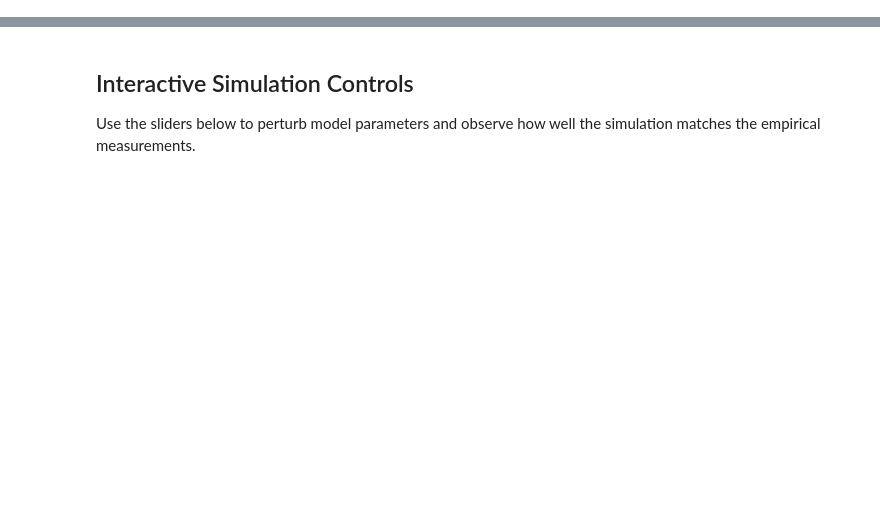
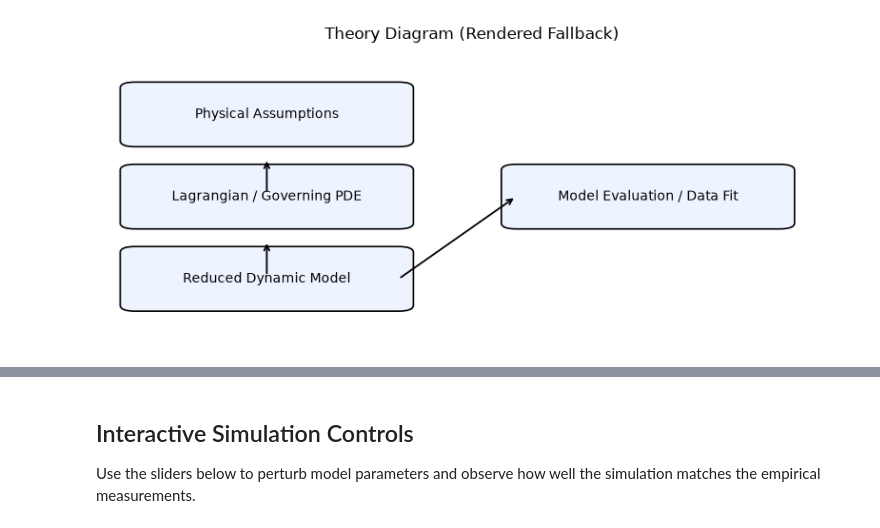
Before and after one commit to mikdunn/hamiltonian_and_lagrangian_sims_and_fun, a Jupyter notebook: projects/16_molecular_waves/16_molecular_waves_equations_and_derivation.ipynb, the cells around one changed output, grey strips where cells are left out. Drawn from its saved outputs; the diff is of its cells as text; code cells hidden in the pictures; blank space fills up the shorter version.

```diff
--- a/projects/16_molecular_waves/16_molecular_waves_equations_and_derivation.ipynb
+++ b/projects/16_molecular_waves/16_molecular_waves_equations_and_derivation.ipynb
@@ -3 +46,26 @@
+# %%
+# Theory diagram renderer (always visible in notebooks, independent of Mermaid support).
+import matplotlib.pyplot as plt
+from matplotlib.patches import FancyBboxPatch
+
+fig, ax = plt.subplots(figsize=(8, 3.6))
+ax.axis('off')
+blocks = [
+    (0.04, 0.68, 'Physical Assumptions'),
+    (0.04, 0.40, 'Lagrangian / Governing PDE'),
+    (0.04, 0.12, 'Reduced Dynamic Model'),
+    (0.56, 0.40, 'Model Evaluation / Data Fit'),
+]
+for x0, y0, label in blocks:
+    patch = FancyBboxPatch((x0, y0), 0.36, 0.18, boxstyle='round,pad=0.02', linewidth=1.2, facecolor='#eef4ff')
+    ax.add_patch(patch)
+    ax.text(x0 + 0.18, y0 + 0.09, label, ha='center', va='center', fontsize=10)
+ax.annotate('', xy=(0.22, 0.62), xytext=(0.22, 0.50), arrowprops=dict(arrowstyle='->', lw=1.3))
+ax.annotate('', xy=(0.22, 0.34), xytext=(0.22, 0.22), arrowprops=dict(arrowstyle='->', lw=1.3))
+ax.annotate('', xy=(0.56, 0.49), xytext=(0.40, 0.21), arrowprops=dict(arrowstyle='->', lw=1.3))
+ax.set_title('Theory Diagram (Rendered Fallback)')
+plt.tight_layout()
+plt.show()
+# %% [output]
+[figure, added]
 # %% [markdown]
```
Also changed, not shown: parts of 7 cells of this notebook, 21 other files.
